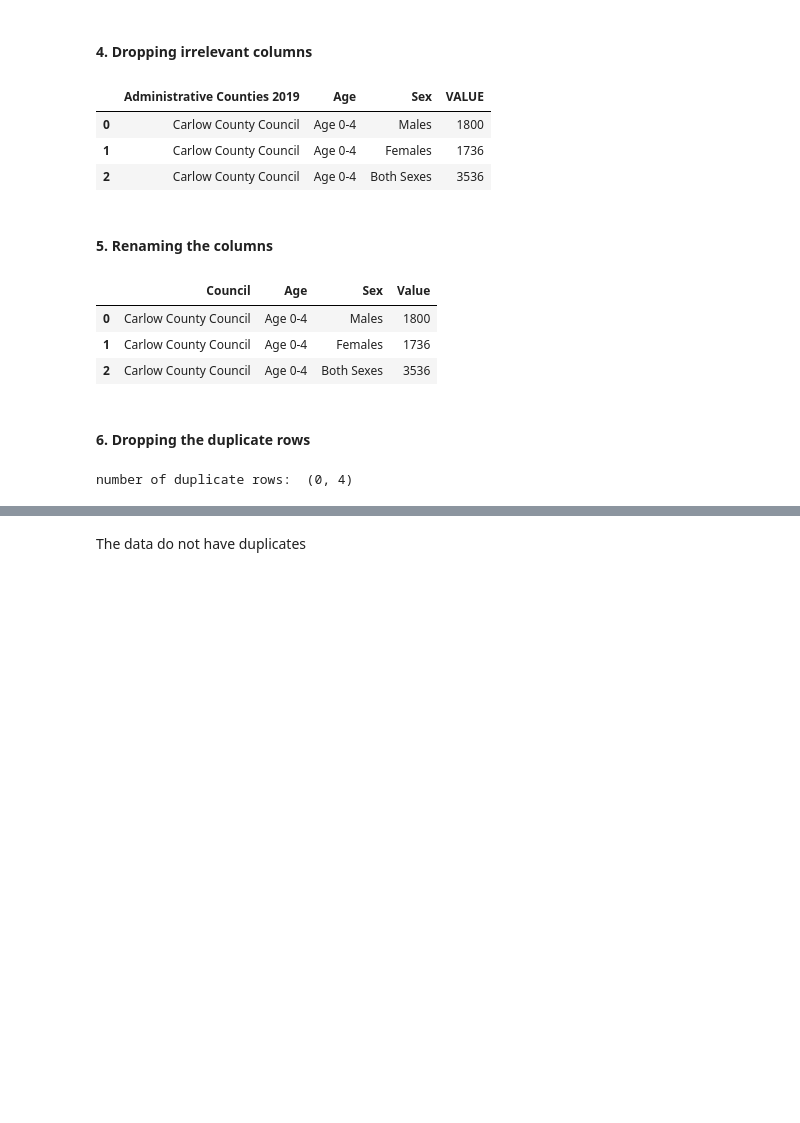
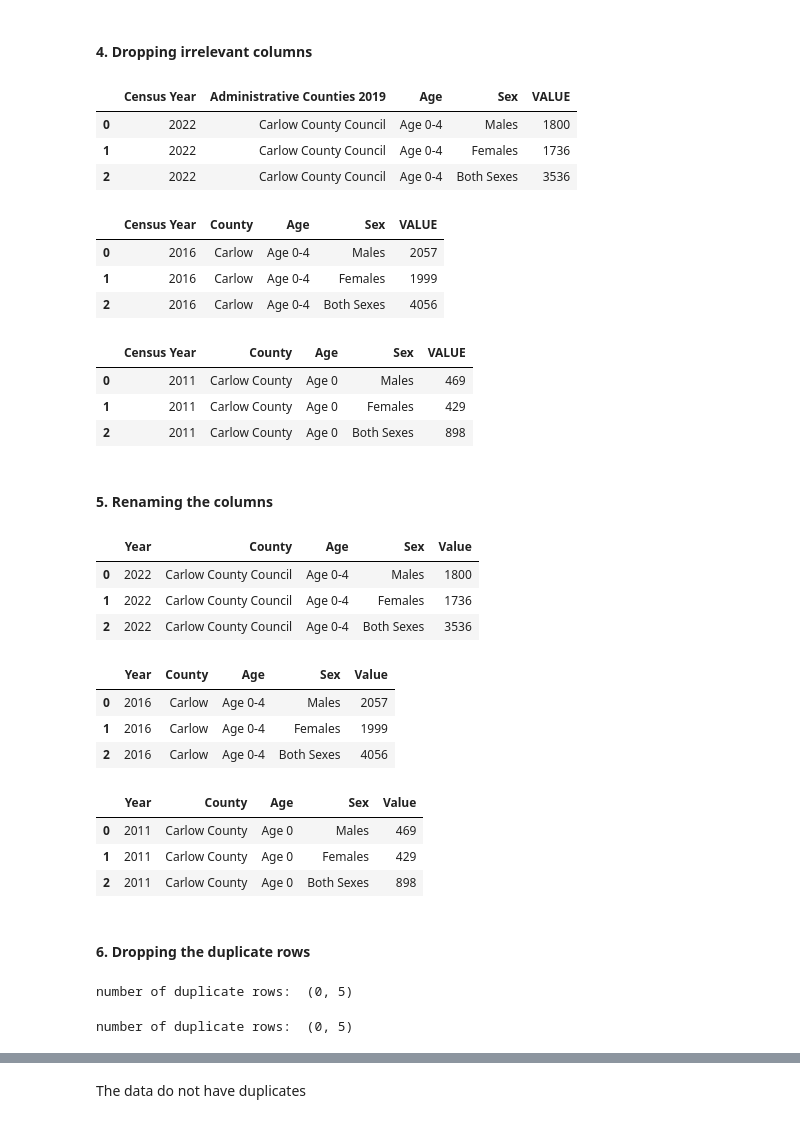
Before and after one commit to zeros2018/population_ireland, a Jupyter notebook: Population Project.ipynb, the cells around one changed output, grey strips where cells are left out. Drawn from its saved outputs; the diff is of its cells as text; code cells hidden in the pictures; blank space fills up the shorter version.

```diff
--- a/Population Project.ipynb
+++ b/Population Project.ipynb
@@ -78,6 +136,8 @@ def plotBarWithSeaborn(df_data, x_name, y_name, title, axis_x_name, axis_y_name,
 #### 2. Loading Data
 # %%
 #Load the Population
-df_population = pd.read_csv("population.csv")
+df_population_2022 = pd.read_csv("population2022.csv")
+df_population_2016 = pd.read_csv("population2016.csv")
+df_population_2011 = pd.read_csv("population2011.csv")
 # %%
 # To display the top 5 rows
@@ -124,29 +269,71 @@ dtype: object
 #### 4. Dropping irrelevant columns
 # %%
 # Dropping irrelevant columns
-df_population = df_population.drop(["Statistic Label",'Census Year','UNIT'], axis=1)
-df_population.head(3)
+df_population_2022 = df_population_2022.drop(["Statistic Label",'UNIT'], axis=1)
+df_population_2022.head(3)
 # %% [output]
-|  | Administrative Counties 2019 | Age | Sex | VALUE |
-| 0 | Carlow County Council | Age 0-4 | Males | 1800 |
-| 1 | Carlow County Council | Age 0-4 | Females | 1736 |
-| 2 | Carlow County Council | Age 0-4 | Both Sexes | 3536 |
+|  | Census Year | Administrative Counties 2019 | Age | Sex | VALUE |
+| 0 | 2022 | Carlow County Council | Age 0-4 | Males | 1800 |
+| 1 | 2022 | Carlow County Council | Age 0-4 | Females | 1736 |
+| 2 | 2022 | Carlow County Council | Age 0-4 | Both Sexes | 3536 |
+# %%
+# Dropping irrelevant columns
+df_population_2016 = df_population_2016.drop(["Statistic Label",'UNIT'], axis=1)
+df_population_2016.head(3)
+# %% [output]
+|  | Census Year | County | Age | Sex | VALUE |
+| 0 | 2016 | Carlow | Age 0-4 | Males | 2057 |
+| 1 | 2016 | Carlow | Age 0-4 | Females | 1999 |
+| 2 | 2016 | Carlow | Age 0-4 | Both Sexes | 4056 |
+# %%
+# Dropping irrelevant columns
+df_population_2011 = df_population_2011.drop(["Statistic Label",'UNIT'], axis=1)
+df_population_2011.head(3)
+# %% [output]
+|  | Census Year | County | Age | Sex | VALUE |
+| 0 | 2011 | Carlow County | Age 0 | Males | 469 |
+| 1 | 2011 | Carlow County | Age 0 | Females | 429 |
+| 2 | 2011 | Carlow County | Age 0 | Both Sexes | 898 |
 # %% [markdown]
 #### 5. Renaming the columns
 # %%
 # Renaming the column names
-df_population =df_population.rename(columns={"Administrative Counties 2019": "Council","VALUE" : "Value"})
-df_population.head(3)
+df_population_2022 =df_population_2022.rename(columns={"Census Year":"Year", "Administrative Counties 2019": "County","VALUE" : "Value"})
+df_population_2022.head(3)
 # %% [output]
-|  | Council | Age | Sex | Value |
-| 0 | Carlow County Council | Age 0-4 | Males | 1800 |
-| 1 | Carlow County Council | Age 0-4 | Females | 1736 |
-| 2 | Carlow County Council | Age 0-4 | Both Sexes | 3536 |
+|  | Year | County | Age | Sex | Value |
+| 0 | 2022 | Carlow County Council | Age 0-4 | Males | 1800 |
+| 1 | 2022 | Carlow County Council | Age 0-4 | Females | 1736 |
+| 2 | 2022 | Carlow County Council | Age 0-4 | Both Sexes | 3536 |
+# %%
+# Renaming the column names
+df_population_2016 =df_population_2016.rename(columns={"Census Year":"Year","VALUE" : "Value"})
+df_population_2016.head(3)
+# %% [output]
+|  | Year | County | Age | Sex | Value |
+| 0 | 2016 | Carlow | Age 0-4 | Males | 2057 |
+| 1 | 2016 | Carlow | Age 0-4 | Females | 1999 |
+| 2 | 2016 | Carlow | Age 0-4 | Both Sexes | 4056 |
+# %%
+# Renaming the column names
+df_population_2011 =df_population_2011.rename(columns={"Census Year":"Year","VALUE" : "Value"})
+df_population_2011.head(3)
+# %% [output]
+|  | Year | County | Age | Sex | Value |
+| 0 | 2011 | Carlow County | Age 0 | Males | 469 |
+| 1 | 2011 | Carlow County | Age 0 | Females | 429 |
+| 2 | 2011 | Carlow County | Age 0 | Both Sexes | 898 |
 # %% [markdown]
 #### 6. Dropping the duplicate rows
 # %%
 # Rows containing duplicate data
-duplicate_rows_df = df_population[df_population.duplicated()]
+duplicate_rows_df = df_population_2022[df_population_2022.duplicated()]
 print("number of duplicate rows: ", duplicate_rows_df.shape)
 # %% [output]
-number of duplicate rows:  (0, 4)
+number of duplicate rows:  (0, 5)
+# %%
+# Rows containing duplicate data
+duplicate_rows_df = df_population_2016[df_population_2016.duplicated()]
+print("number of duplicate rows: ", duplicate_rows_df.shape)
+# %% [output]
+number of duplicate rows:  (0, 5)
```
Also changed, not shown: parts of 90 cells of this notebook, 6 other files.
